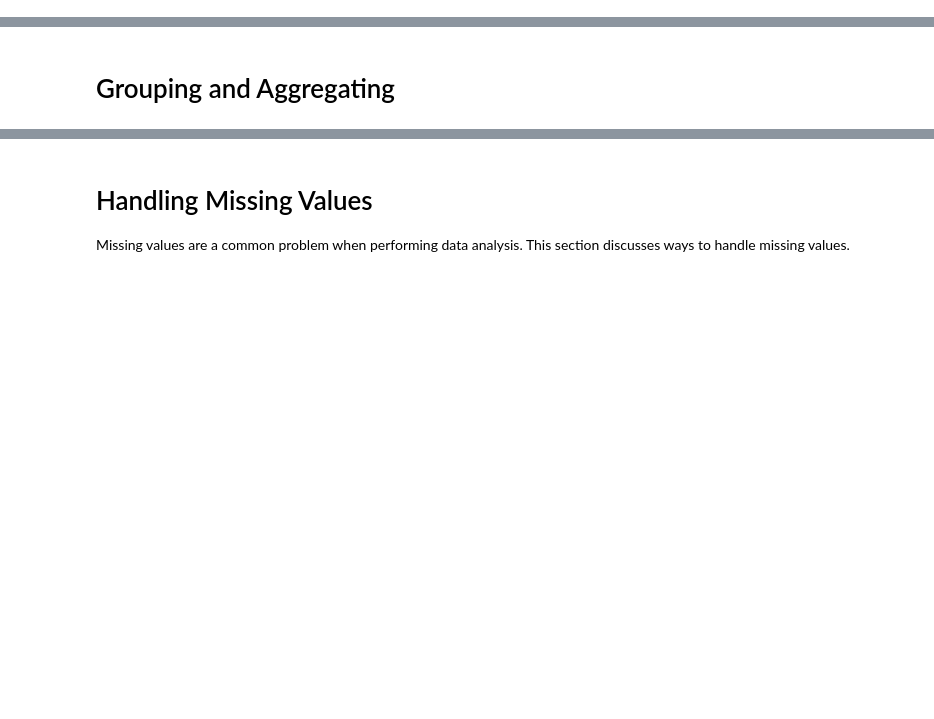
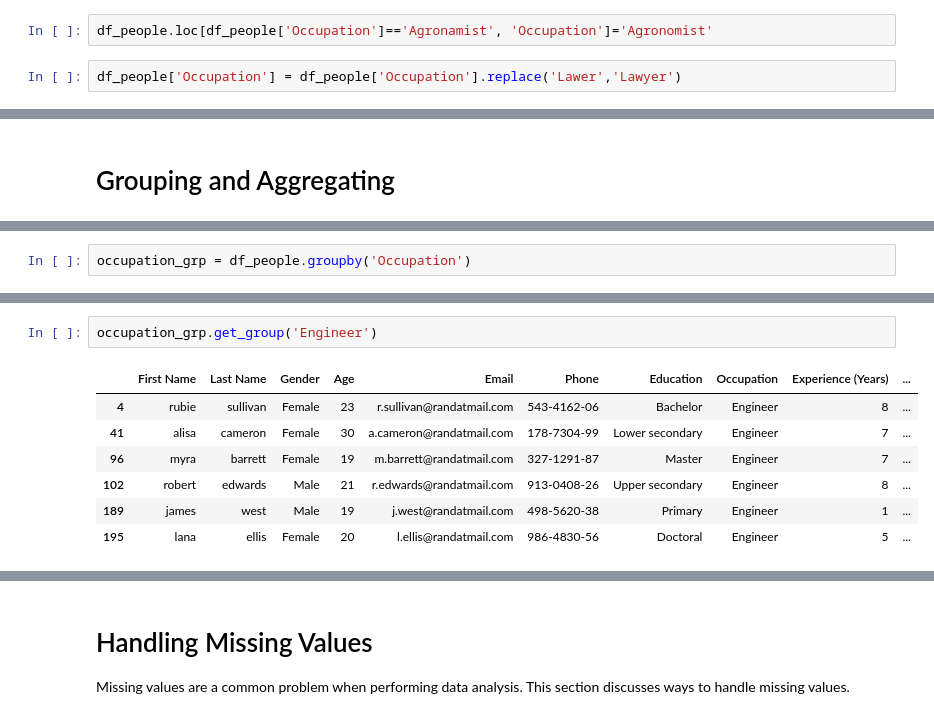
Before and after one commit to gregbott/Python_For_Business_Students, a Jupyter notebook: Pandas2.ipynb, the cells around one changed output, grey strips where cells are left out. Cells and saved outputs as stored; diff of their text form; blank space fills up the shorter version.

```diff
--- a/Pandas2.ipynb
+++ b/Pandas2.ipynb
@@ -372,0 +425,4 @@
+# %%
+df_people.loc[df_people['Occupation']=='Agronamist', 'Occupation']='Agronomist'
+# %%
+df_people['Occupation'] = df_people['Occupation'].replace('Lawer','Lawyer')
@@ -395,0 +448,2 @@ df_people.describe()
+# %%
+occupation_grp = df_people.groupby('Occupation')
@@ -395,0 +496,10 @@ df_people.describe()
+# %%
+occupation_grp.get_group('Engineer')
+# %% [output]
+|  | First Name | Last Name | Gender | Age | Email | Phone | Education | Occupation | Experience (Years) | ... |
+| 4 | rubie | sullivan | Female | 23 | r.sullivan@randatmail.com | 543-4162-06 | Bachelor | Engineer | 8 | ... |
+| 41 | alisa | cameron | Female | 30 | a.cameron@randatmail.com | 178-7304-99 | Lower secondary | Engineer | 7 | ... |
+| 96 | myra | barrett | Female | 19 | m.barrett@randatmail.com | 327-1291-87 | Master | Engineer | 7 | ... |
+| 102 | robert | edwards | Male | 21 | r.edwards@randatmail.com | 913-0408-26 | Upper secondary | Engineer | 8 | ... |
+| 189 | james | west | Male | 19 | j.west@randatmail.com | 498-5620-38 | Primary | Engineer | 1 | ... |
+| 195 | lana | ellis | Female | 20 | l.ellis@randatmail.com | 986-4830-56 | Doctoral | Engineer | 5 | ... |
```
Also changed, not shown: parts of 23 cells of this notebook.
